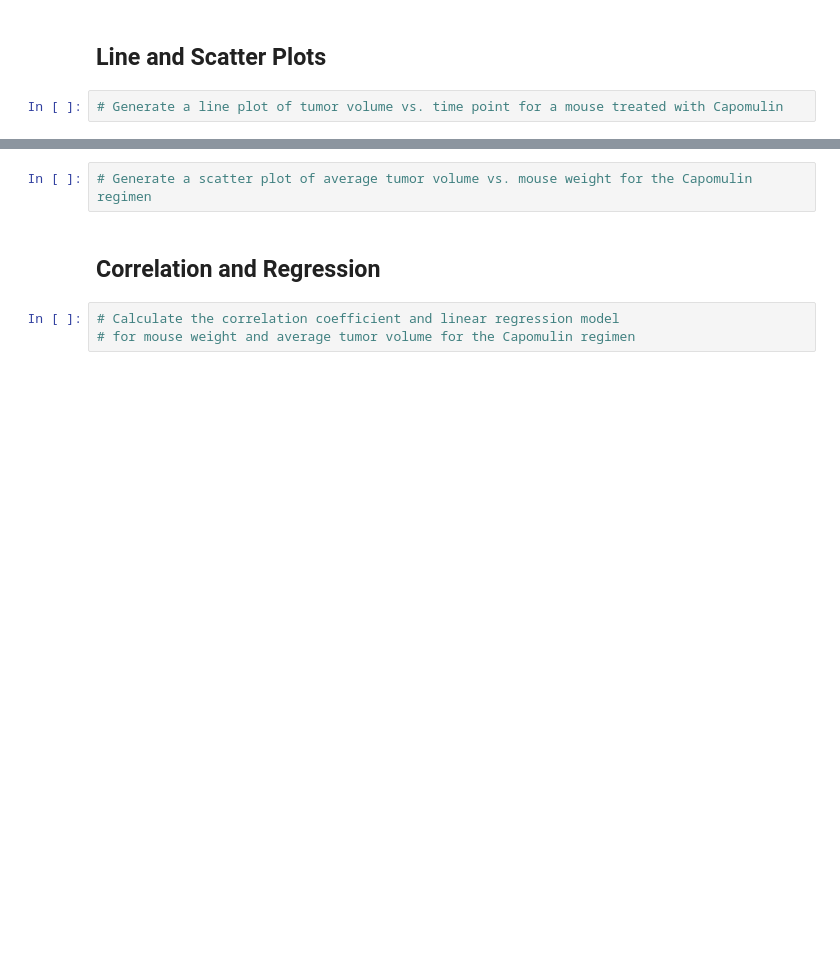
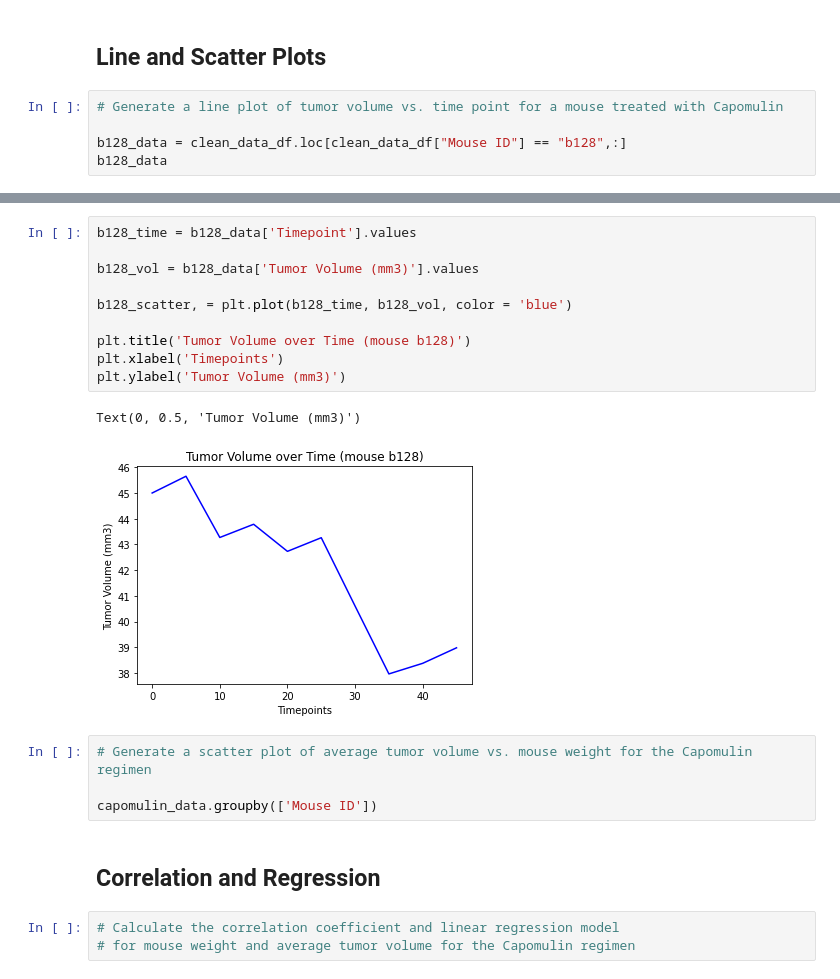
Before and after one commit to moormeierz/Matplotlib, a Jupyter notebook: pymaceuticals_starter.ipynb, the cells around one changed output, grey strips where cells are left out. Cells and saved outputs as stored; diff of their text form; blank space fills up the shorter version.

```diff
--- a/pymaceuticals_starter.ipynb
+++ b/pymaceuticals_starter.ipynb
@@ -351,3 +432,6 @@ KeyError: 0.25
 ## Line and Scatter Plots
 # %%
 # Generate a line plot of tumor volume vs. time point for a mouse treated with Capomulin
+
+b128_data = clean_data_df.loc[clean_data_df["Mouse ID"] == "b128",:]
+b128_data
@@ -354,5 +450,20 @@ KeyError: 0.25
+# %%
+b128_time = b128_data['Timepoint'].values
+
+b128_vol = b128_data['Tumor Volume (mm3)'].values
+
+b128_scatter, = plt.plot(b128_time, b128_vol, color = 'blue')
+
+plt.title('Tumor Volume over Time (mouse b128)')
+plt.xlabel('Timepoints')
+plt.ylabel('Tumor Volume (mm3)')
+# %% [output]
+Text(0, 0.5, 'Tumor Volume (mm3)')
+[figure, added]
 # %%
 # Generate a scatter plot of average tumor volume vs. mouse weight for the Capomulin regimen
+
+capomulin_data.groupby(['Mouse ID'])
 # %% [markdown]
 ## Correlation and Regression
 # %%
```
Also changed, not shown: parts of 22 cells of this notebook.
